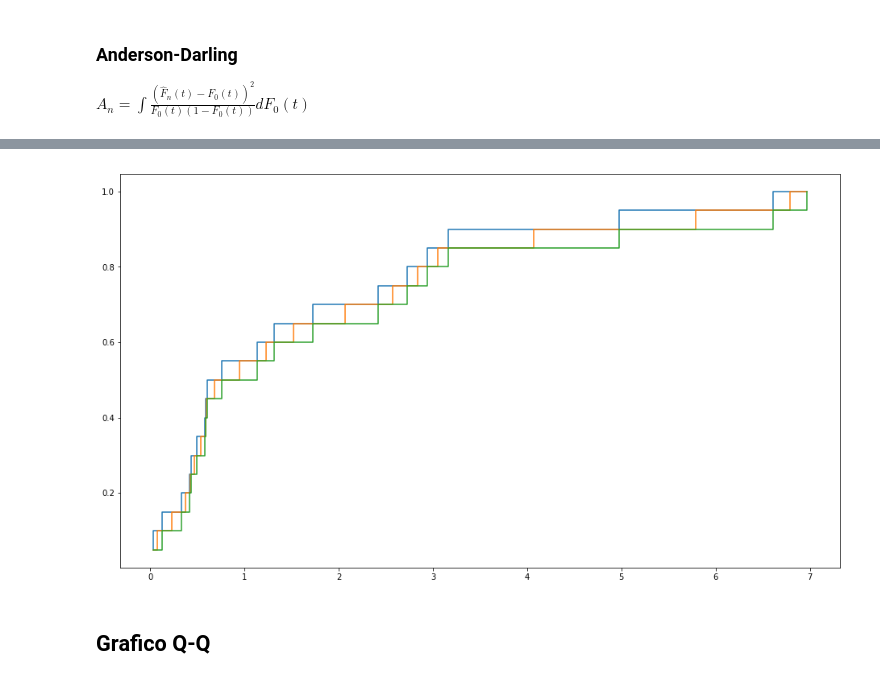
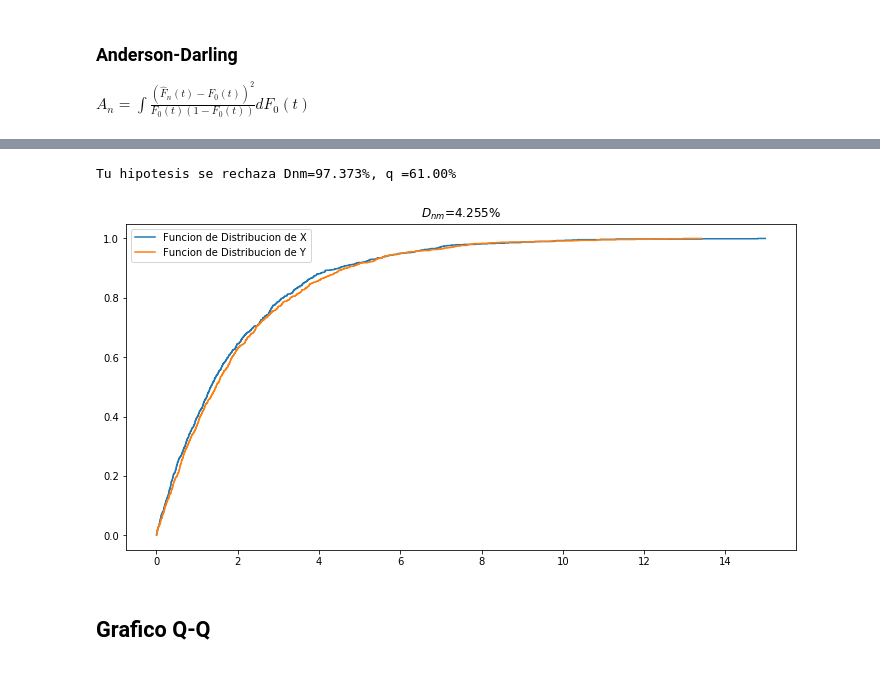
Before and after one commit to aleespa/EstadisticaIII-2020, a Jupyter notebook: 4. Pruebas de bondad de ajuste.ipynb, the cells around one changed output, grey strips where cells are left out. Drawn from its saved outputs; the diff is of its cells as text; code cells hidden in the pictures.

```diff
--- a/4. Pruebas de bondad de ajuste.ipynb
+++ b/4. Pruebas de bondad de ajuste.ipynb
@@ -131,16 +132,32 @@ BondadDAjuste(np.random.exponential(3,100),0.15)
-# %%
-X= np.random.exponential(2,20)
-n = len(X)
-def Fn(x):
-    return((1/n)*sum([1*(X[i]<=x) for i in range(n)]))
-# %%
-plt.figure(figsize=(16,9))
-X.sort()
-p = plt.step(X,Fn(X),where='pre')
-p = plt.step(X,Fn(X),where='mid')
-p = plt.step(X,Fn(X),where='post')
-# %% [output]
-[figure, removed]
+# %%
+X = np.random.exponential(2,1000)
+Y = np.random.exponential(2,1100)
+# %%
+def Dnm(X,Y,alpha):
+    n = len(X)
+    m = len(Y)
+    X.sort()
+    Y.sort()
+    Fn = lambda x: ((1/n)*sum([1*(X[i]<=x) for i in range(n)]))
+    Gm = lambda x: ((1/m)*sum([1*(Y[i]<=x) for i in range(m)]))
+    Z = list(X) + list(Y)
+    d = max([abs(Fn(z)-Gm(z)) for z in Z])
+    S =lambda l=1:1-2*sum(((-1)**(j-1))*exp(-2*(j**2)*(l**2)) for j in range(1,300))
+    Quant = lambda alpha:max(q for q in np.arange(0.01,4,0.01) if S(q)<alpha)
+    if sqrt(n*m/(n+m))*d < Quant(alpha):
+        print(f'Tu hipotesis es cierta Dnm={sqrt(n*m/(n+m))*d*100:.3f}%, q ={Quant(alpha)*100:.2f}%')
+    else:
+        print(f'Tu hipotesis se rechaza Dnm={sqrt(n*m/(n+m))*d*100:.3f}%, q ={Quant(alpha)*100:.2f}%')
+    p = plt.figure(figsize=(12,6))
+    p = plt.step(X,Fn(X),label='Funcion de Distribucion de X')
+    p = plt.step(Y,Gm(Y),label='Funcion de Distribucion de Y')
+    p = plt.title('$D_{nm}$'+f'={d*100:.3f}%')
+    p = plt.legend()
+# %%
+Dnm(X,Y,0.15)
+# %% [output]
+Tu hipotesis se rechaza Dnm=97.373%, q =61.00%
+[figure, added]
 # %% [markdown]
 ## Grafico Q-Q
 # %%
```
Also changed, not shown: parts of 20 cells of this notebook, 1 other file.
